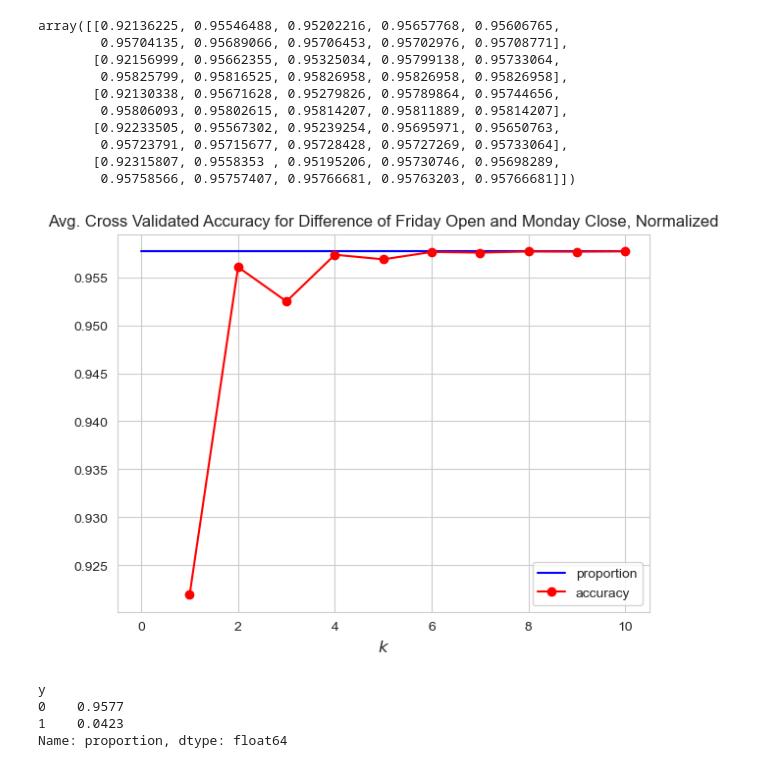
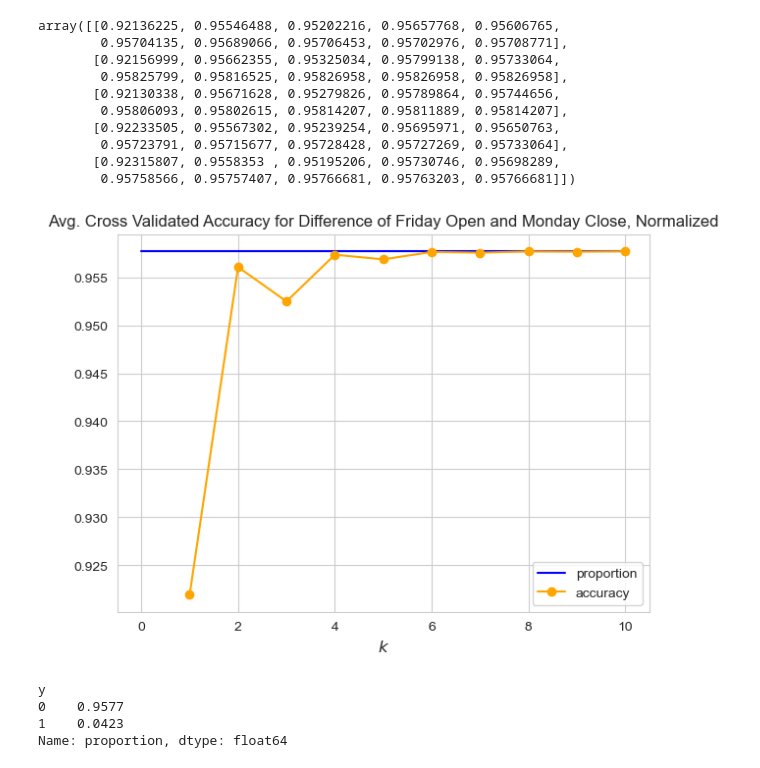
Before and after one commit to ghuckabe/DSTMarketAnalysis, a Jupyter notebook: kaggle_classify.ipynb, the cells around one changed output. Cells and saved outputs as stored; diff of their text form; code cells hidden in the pictures.

```diff
--- a/kaggle_classify.ipynb
+++ b/kaggle_classify.ipynb
@@ -887,22 +889,22 @@ array([[0.92136225, 0.95546488, 0.95202216, 0.95657768, 0.95606765,
 # %%
 ## Plots the accuracies as a function of k
 plt.figure(figsize=(7,5))
 
 plt.plot([0,10],[0.9577,0.9577],label='proportion',color='b')
 plt.plot(ks,
          np.mean(diffs_k_all_accs, axis=0),
-         '-o',label='accuracy',color='r')
+         '-o',label='accuracy',color='orange')
 
 plt.xticks(fontsize=10)
 plt.yticks(fontsize=10)
 plt.xlabel("$k$", fontsize=12)
 plt.title("Avg. Cross Validated Accuracy for Difference of Friday Open and Monday Close, Normalized", fontsize=12)
 
 plt.legend()
 
 plt.show()
 # %% [output]
-[figure, old version]
+[figure, new version]
 # %%
 finance['y'].value_counts(normalize=True) # see the proportion of each group
 # %% [output]
```
Also changed, not shown: parts of 5 cells of this notebook.
